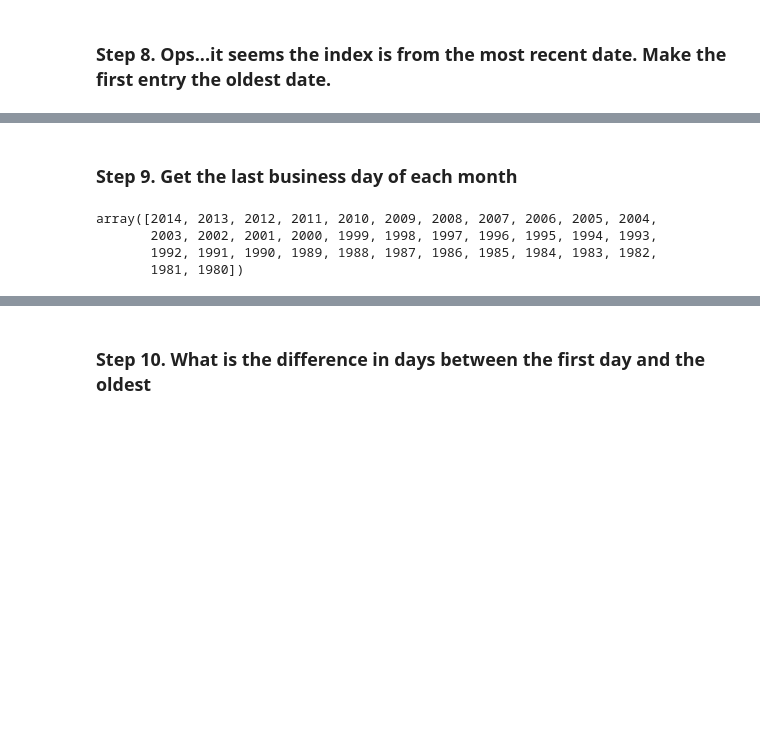
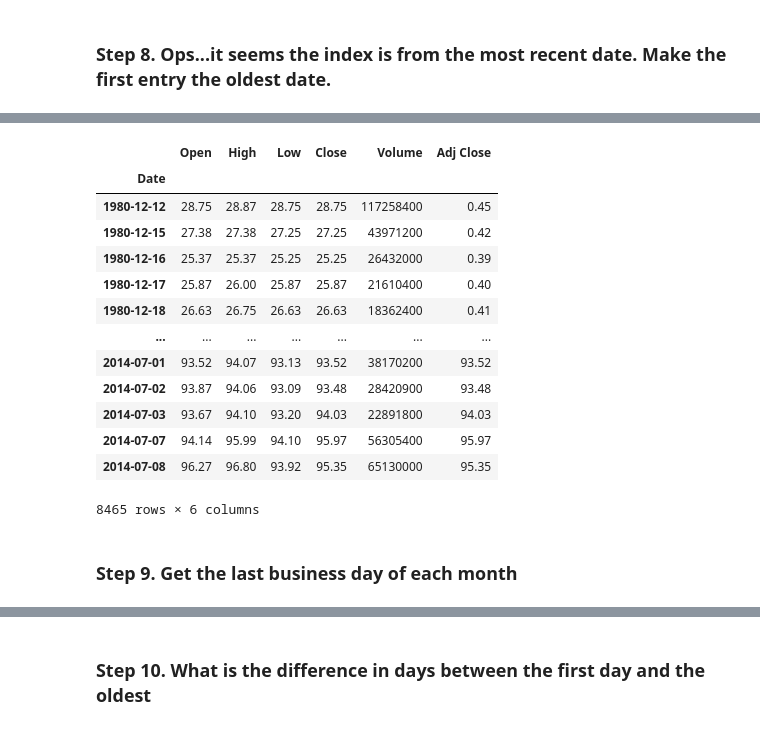
Before and after one commit to ABAmbros/REPO_BOOTCAMP_THE_BRIDGE_DATA, a Jupyter notebook: 2-Data Analysis/4-Feature Engineering!!!/Time Series/Ejercicio Apple_ANTONIO_AMBROSIO.ipynb, the cells around one changed output, grey strips where cells are left out. Saved outputs shown, nothing was run; the diff lists cells and outputs as text; code cells hidden in the pictures; blank space fills up the shorter version.

```diff
--- a/2-Data Analysis/4-Feature Engineering!!!/Time Series/Ejercicio Apple_ANTONIO_AMBROSIO.ipynb
+++ b/2-Data Analysis/4-Feature Engineering!!!/Time Series/Ejercicio Apple_ANTONIO_AMBROSIO.ipynb
@@ -94,2 +112,19 @@ Index(['Friday', 'Monday', 'Tuesday', 'Wednesday', 'Thursday', 'Friday',
+# %%
+df_apple.sort_values(by='Date')
+# %% [output]
+|  | Open | High | Low | Close | Volume | Adj Close |
+| Date |  |  |  |  |  |  |
+| 1980-12-12 | 28.75 | 28.87 | 28.75 | 28.75 | 117258400 | 0.45 |
+| 1980-12-15 | 27.38 | 27.38 | 27.25 | 27.25 | 43971200 | 0.42 |
+| 1980-12-16 | 25.37 | 25.37 | 25.25 | 25.25 | 26432000 | 0.39 |
+| 1980-12-17 | 25.87 | 26.00 | 25.87 | 25.87 | 21610400 | 0.40 |
+| 1980-12-18 | 26.63 | 26.75 | 26.63 | 26.63 | 18362400 | 0.41 |
+| ... | ... | ... | ... | ... | ... | ... |
+| 2014-07-01 | 93.52 | 94.07 | 93.13 | 93.52 | 38170200 | 93.52 |
+| 2014-07-02 | 93.87 | 94.06 | 93.09 | 93.48 | 28420900 | 93.48 |
+| 2014-07-03 | 93.67 | 94.10 | 93.20 | 94.03 | 22891800 | 94.03 |
+| 2014-07-07 | 94.14 | 95.99 | 94.10 | 95.97 | 56305400 | 95.97 |
+| 2014-07-08 | 96.27 | 96.80 | 93.92 | 95.35 | 65130000 | 95.35 |
+8465 rows × 6 columns
 # %% [markdown]
 ### Step 9. Get the last business day of each month
@@ -99,8 +130,0 @@ df['year']= pd.DatetimeIndex(df['Date']).year
-# %%
-df['month'].unique()
-df['year'].unique()
-# %% [output]
-array([2014, 2013, 2012, 2011, 2010, 2009, 2008, 2007, 2006, 2005, 2004,
-       2003, 2002, 2001, 2000, 1999, 1998, 1997, 1996, 1995, 1994, 1993,
-       1992, 1991, 1990, 1989, 1988, 1987, 1986, 1985, 1984, 1983, 1982,
-       1981, 1980])
```
Also changed, not shown: parts of 17 cells of this notebook, 7 other files.
